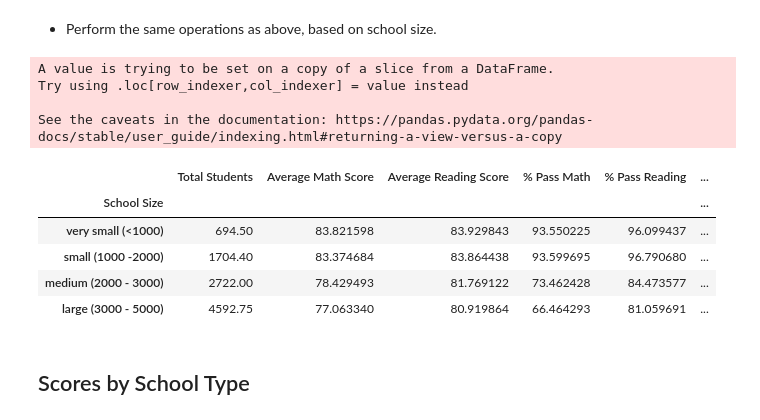
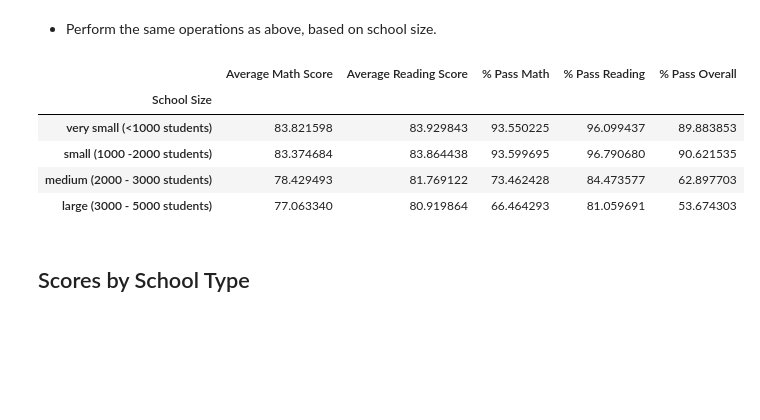
Before and after one commit to KatherineH-cls/pandas-challenge, a Jupyter notebook: PyCitySchools/PyCitySchools.ipynb, the cells around one changed output. Saved outputs shown, nothing was run; the diff lists cells and outputs as text; code cells hidden in the pictures; blank space fills up the shorter version.

```diff
--- a/PyCitySchools/PyCitySchools.ipynb
+++ b/PyCitySchools/PyCitySchools.ipynb
@@ -407,33 +406,33 @@ See the caveats in the documentation: https://pandas.pydata.org/pandas-docs/stab
 # %%
 # create a subset table of summary_reorder to use for score analysis
 school_analysis = summary_reorder[['Total Students', 'Average Math Score', 'Average Reading Score',
-       '% Pass Math', '% Pass Reading', '% Pass Overall']]
+       '% Pass Math', '% Pass Reading', '% Pass Overall']].copy()
 
 # Create the bins for school size
 size_bins = [0, 1000, 2000, 3000, 5000]
 
 # Create the names for the bins
-size_groups = ['very small (<1000)', 'small (1000 -2000)', 'medium (2000 - 3000)', 'large (3000 - 5000)']
+size_groups = ['very small (<1000 students)', 'small (1000 -2000 students)', 'medium (2000 - 3000 students)', 'large (3000 - 5000 students)']
 
 # Cut the data
 school_analysis['School Size']=pd.cut(school_analysis['Total Students'], size_bins, labels = size_groups, include_lowest = True)
-school_analysis
+
 
 # Create a group based on the bins
 school_analysis_size = school_analysis.groupby('School Size').mean()
 
-school_analysis_size
+# Choose which columns to print
+col_print = ['Average Math Score', 'Average Reading Score',
+       '% Pass Math', '% Pass Reading', '% Pass Overall']
+
+school_analysis_size[col_print]
 # %% [output]
-A value is trying to be set on a copy of a slice from a DataFrame.
-Try using .loc[row_indexer,col_indexer] = value instead
-
-See the caveats in the documentation: https://pandas.pydata.org/pandas-docs/stable/user_guide/indexing.html#returning-a-view-versus-a-copy
-|  | Total Students | Average Math Score | Average Reading Score | % Pass Math | % Pass Reading | ... |
-| School Size |  |  |  |  |  | ... |
-| very small (<1000) | 694.50 | 83.821598 | 83.929843 | 93.550225 | 96.099437 | ... |
-| small (1000 -2000) | 1704.40 | 83.374684 | 83.864438 | 93.599695 | 96.790680 | ... |
-| medium (2000 - 3000) | 2722.00 | 78.429493 | 81.769122 | 73.462428 | 84.473577 | ... |
-| large (3000 - 5000) | 4592.75 | 77.063340 | 80.919864 | 66.464293 | 81.059691 | ... |
+|  | Average Math Score | Average Reading Score | % Pass Math | % Pass Reading | % Pass Overall |
+| School Size |  |  |  |  |  |
+| very small (<1000 students) | 83.821598 | 83.929843 | 93.550225 | 96.099437 | 89.883853 |
+| small (1000 -2000 students) | 83.374684 | 83.864438 | 93.599695 | 96.790680 | 90.621535 |
+| medium (2000 - 3000 students) | 78.429493 | 81.769122 | 73.462428 | 84.473577 | 62.897703 |
+| large (3000 - 5000 students) | 77.063340 | 80.919864 | 66.464293 | 81.059691 | 53.674303 |
 # %% [markdown]
 ## Scores by School Type
 # %% [markdown]
```
Also changed, not shown: parts of 1 cell of this notebook.
